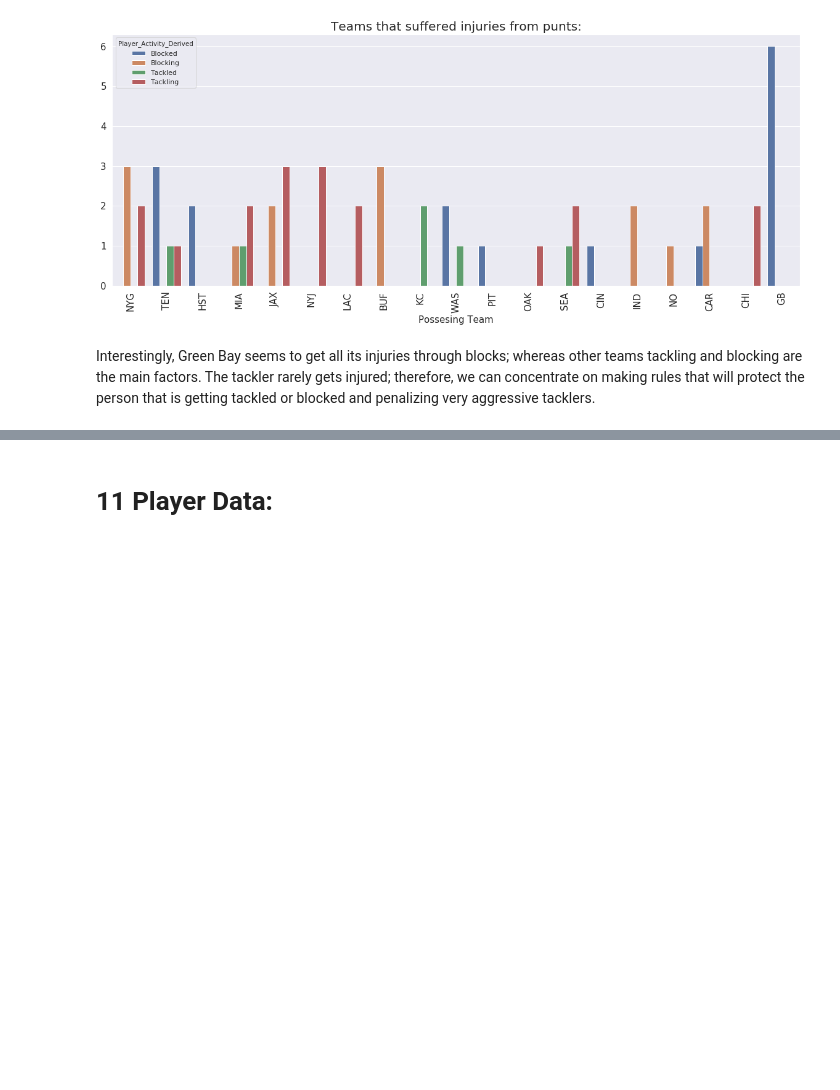
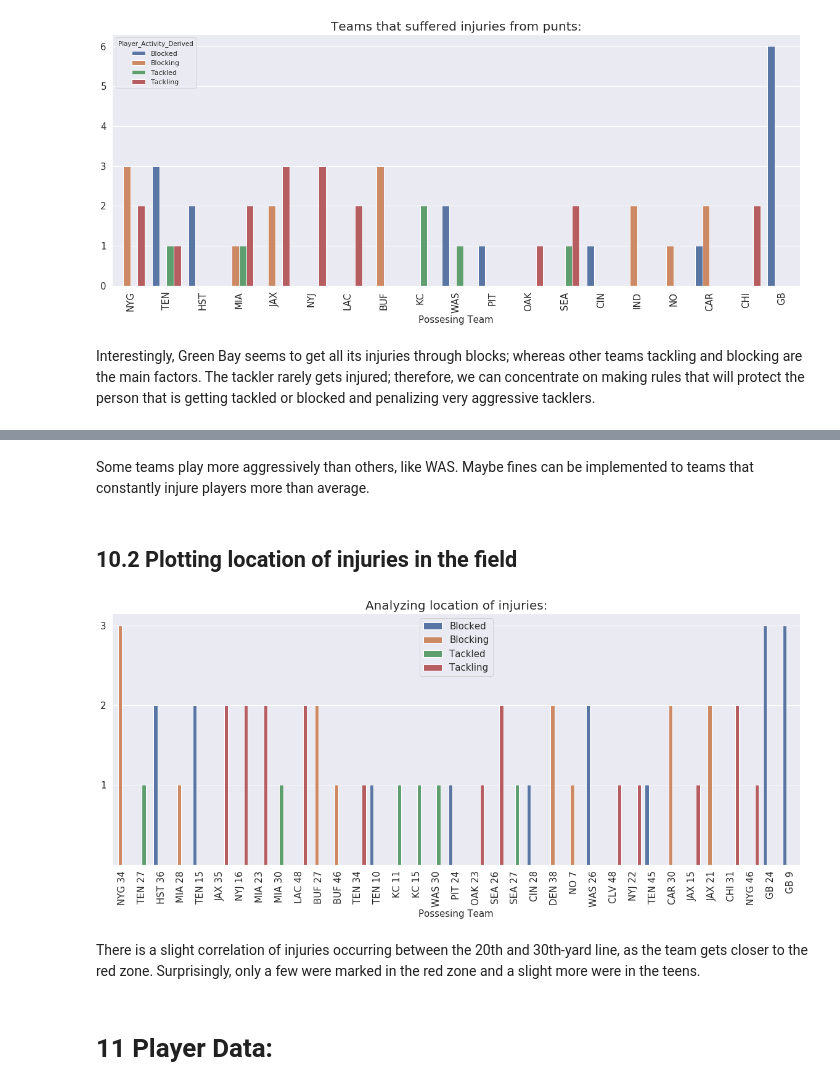
Before and after one commit to CJL89/NFL-Punt-Analysis, a Jupyter notebook: NFL_Punt_Analysis.ipynb, the cells around one changed output, grey strips where cells are left out. Saved outputs shown, nothing was run; the diff lists cells and outputs as text; code cells hidden in the pictures; blank space fills up the shorter version.

```diff
--- a/NFL_Punt_Analysis.ipynb
+++ b/NFL_Punt_Analysis.ipynb
@@ -790,2 +798,22 @@ plt.show()
+# %% [markdown]
+Some teams play more aggressively than others, like WAS. Maybe fines can be implemented to teams that constantly injure players more than average.
+# %% [markdown]
+## <a id='player_data_plotting_locations'><b>10.2 Plotting location of injuries in the field</b></a>
+# %%
+plt.figure(figsize=(20, 7.5))
+
+_ = sns.countplot(player_data['YardLine'], hue=player_data['Player_Activity_Derived'])
+plt.title('Analyzing location of injuries:', fontsize=20)
+plt.xticks(rotation=90, fontsize=15)
+plt.yticks([1, 2, 3], fontsize=15)
+plt.xlabel('Possesing Team', fontsize=15)
+plt.ylabel('')
+plt.legend(fontsize=15)
+
+plt.show()
+# %% [output]
+[figure, added]
+# %% [markdown]
+There is a slight correlation of injuries occurring between the 20th and 30th-yard line, as the team gets closer to the red zone. Surprisingly, only a few were marked in the red zone and a slight more were in the teens.
 # %% [markdown]
 # <a id='player_data'><b>11 Player Data:</b></a>
```
Also changed, not shown: parts of 4 cells of this notebook.
